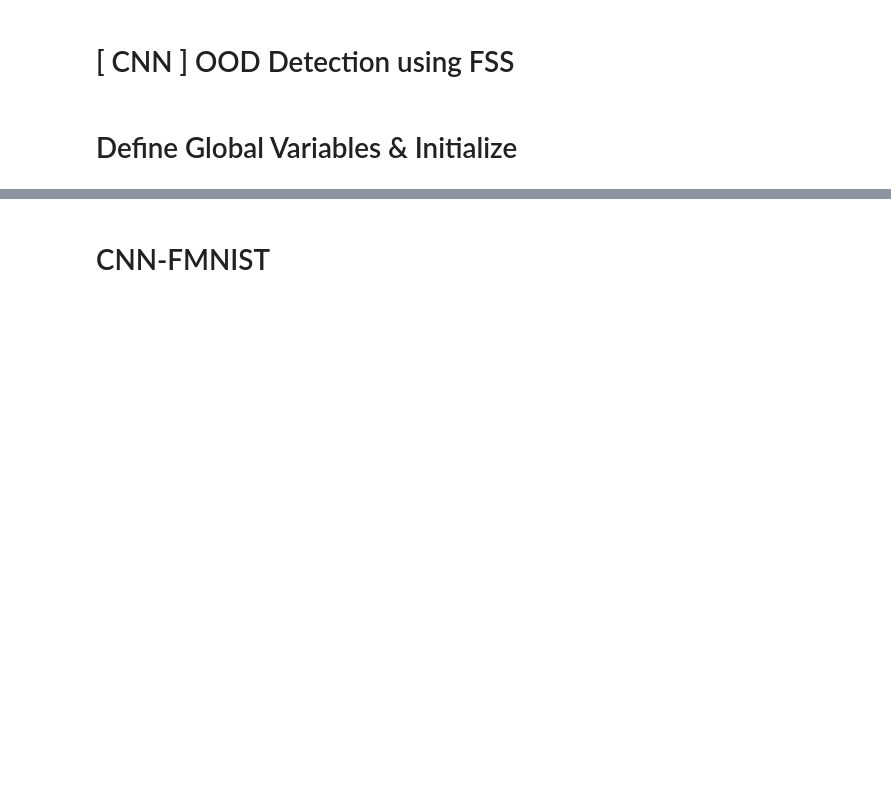
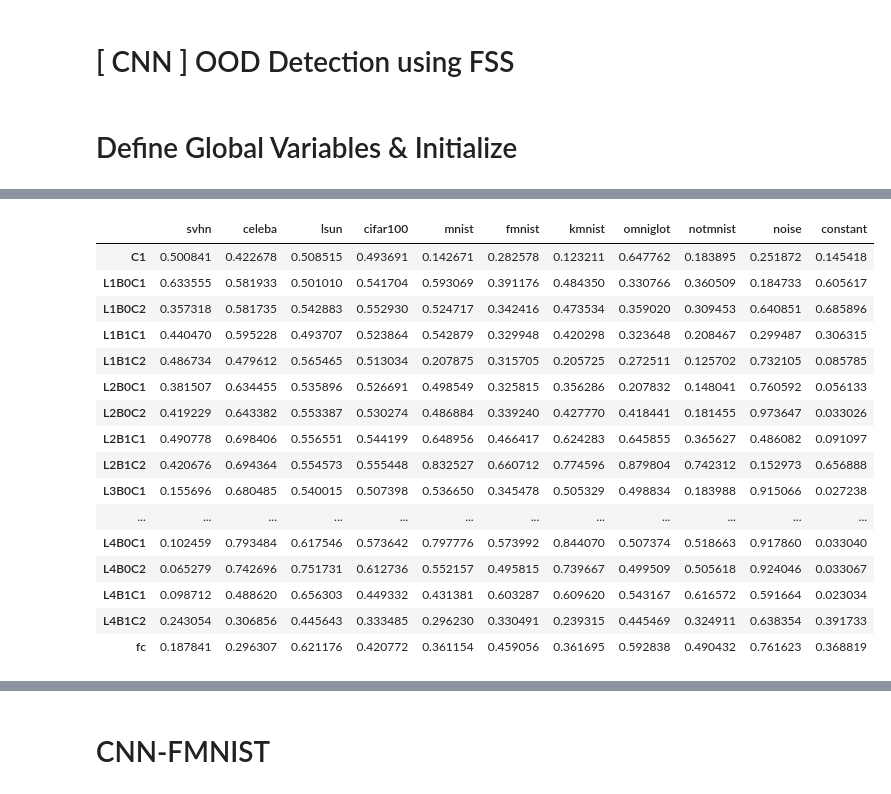
Before and after one commit to shinypond/ood_detection, a Jupyter notebook: code/FINAL_TEST_CNN.ipynb, the cells around one changed output, grey strips where cells are left out. Saved outputs shown, nothing was run; the diff lists cells and outputs as text; code cells hidden in the pictures; blank space fills up the shorter version.

```diff
--- a/code/FINAL_TEST_CNN.ipynb
+++ b/code/FINAL_TEST_CNN.ipynb
@@ -32,0 +34,15 @@ SCOREs = {'cifar10': {}, 'fmnist': {}}
+# %%
+opt = config.CNN_cifar10
+model = load_pretrained_CNN(option=opt.train_dist, augment='None', epoch=150)
+model.eval()
+
+acc = 0
+loader = TEST_loader(opt.train_dist, opt.train_dist, shuffle=True)
+for i, (x,y) in enumerate(loader):
+    pred = model(x.float().cuda())
+    if torch.argmax(pred).detach().cpu() == y:
+        acc += 1
+    print(f'{acc/(i+1):.4f}', end='\r')
+    if i==1000:
+        break
+torch.cuda.empty_cache()
@@ -32,0 +81,41 @@ SCOREs = {'cifar10': {}, 'fmnist': {}}
+# %%
+for lname in layers.keys():
+    FISHERs[opt.train_dist][lname] = a[lname]
+    NORM_FACs[opt.train_dist][lname] = b[lname]
+for ood in opt.ood_list:
+    SCOREs[opt.train_dist][ood] = _scores[ood]
+
+# AUROC curve
+auroc = {}
+for lname in layers.keys():
+    _auroc = {}
+    for ood in opt.ood_list:
+        args = [
+            SCOREs[opt.train_dist][opt.train_dist][lname],
+            SCOREs[opt.train_dist][ood][lname],
+        ]
+        labels = [opt.train_dist, ood]
+        _auroc[ood] = AUROC(*args, labels=labels, verbose=False)
+    auroc[lname] = _auroc
+
+df = pd.DataFrame(auroc).T
+df = df.iloc[:, 1:]
+df
+# %% [output]
+|  | svhn | celeba | lsun | cifar100 | mnist | fmnist | kmnist | omniglot | notmnist | noise | constant |
+| C1 | 0.500841 | 0.422678 | 0.508515 | 0.493691 | 0.142671 | 0.282578 | 0.123211 | 0.647762 | 0.183895 | 0.251872 | 0.145418 |
+| L1B0C1 | 0.633555 | 0.581933 | 0.501010 | 0.541704 | 0.593069 | 0.391176 | 0.484350 | 0.330766 | 0.360509 | 0.184733 | 0.605617 |
+| L1B0C2 | 0.357318 | 0.581735 | 0.542883 | 0.552930 | 0.524717 | 0.342416 | 0.473534 | 0.359020 | 0.309453 | 0.640851 | 0.685896 |
+| L1B1C1 | 0.440470 | 0.595228 | 0.493707 | 0.523864 | 0.542879 | 0.329948 | 0.420298 | 0.323648 | 0.208467 | 0.299487 | 0.306315 |
+| L1B1C2 | 0.486734 | 0.479612 | 0.565465 | 0.513034 | 0.207875 | 0.315705 | 0.205725 | 0.272511 | 0.125702 | 0.732105 | 0.085785 |
+| L2B0C1 | 0.381507 | 0.634455 | 0.535896 | 0.526691 | 0.498549 | 0.325815 | 0.356286 | 0.207832 | 0.148041 | 0.760592 | 0.056133 |
+| L2B0C2 | 0.419229 | 0.643382 | 0.553387 | 0.530274 | 0.486884 | 0.339240 | 0.427770 | 0.418441 | 0.181455 | 0.973647 | 0.033026 |
+| L2B1C1 | 0.490778 | 0.698406 | 0.556551 | 0.544199 | 0.648956 | 0.466417 | 0.624283 | 0.645855 | 0.365627 | 0.486082 | 0.091097 |
+| L2B1C2 | 0.420676 | 0.694364 | 0.554573 | 0.555448 | 0.832527 | 0.660712 | 0.774596 | 0.879804 | 0.742312 | 0.152973 | 0.656888 |
+| L3B0C1 | 0.155696 | 0.680485 | 0.540015 | 0.507398 | 0.536650 | 0.345478 | 0.505329 | 0.498834 | 0.183988 | 0.915066 | 0.027238 |
+| ... | ... | ... | ... | ... | ... | ... | ... | ... | ... | ... | ... |
+| L4B0C1 | 0.102459 | 0.793484 | 0.617546 | 0.573642 | 0.797776 | 0.573992 | 0.844070 | 0.507374 | 0.518663 | 0.917860 | 0.033040 |
+| L4B0C2 | 0.065279 | 0.742696 | 0.751731 | 0.612736 | 0.552157 | 0.495815 | 0.739667 | 0.499509 | 0.505618 | 0.924046 | 0.033067 |
+| L4B1C1 | 0.098712 | 0.488620 | 0.656303 | 0.449332 | 0.431381 | 0.603287 | 0.609620 | 0.543167 | 0.616572 | 0.591664 | 0.023034 |
+| L4B1C2 | 0.243054 | 0.306856 | 0.445643 | 0.333485 | 0.296230 | 0.330491 | 0.239315 | 0.445469 | 0.324911 | 0.638354 | 0.391733 |
+| fc | 0.187841 | 0.296307 | 0.621176 | 0.420772 | 0.361154 | 0.459056 | 0.361695 | 0.592838 | 0.490432 | 0.761623 | 0.368819 |
```
Also changed, not shown: parts of 19 cells of this notebook, 49 other files.
